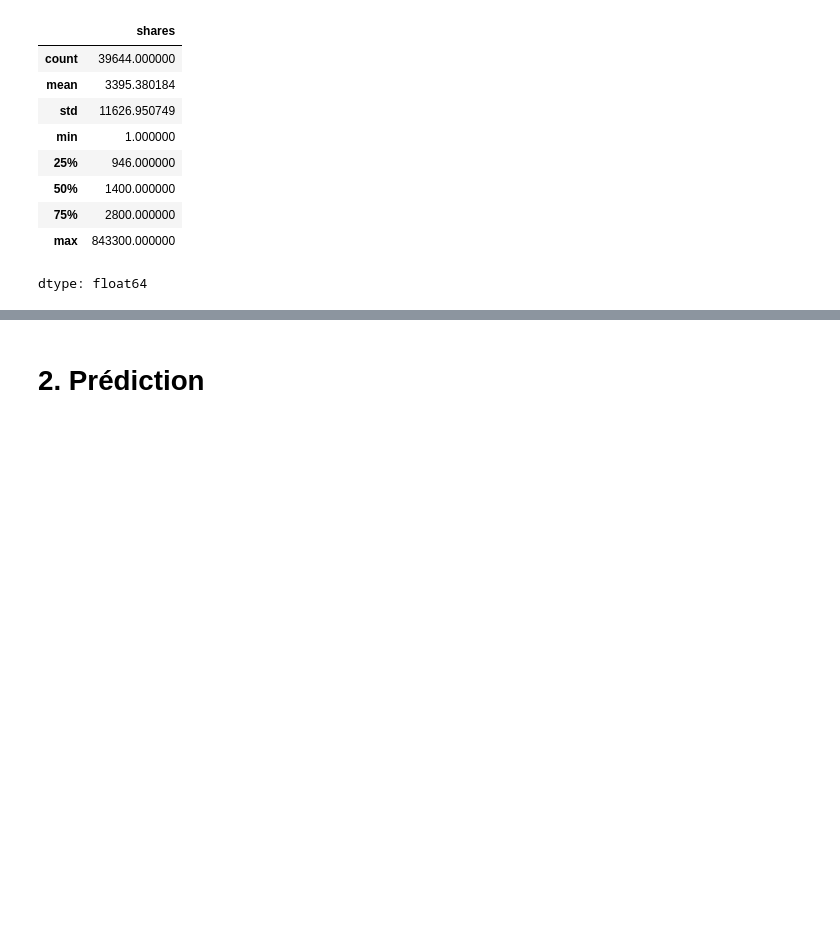
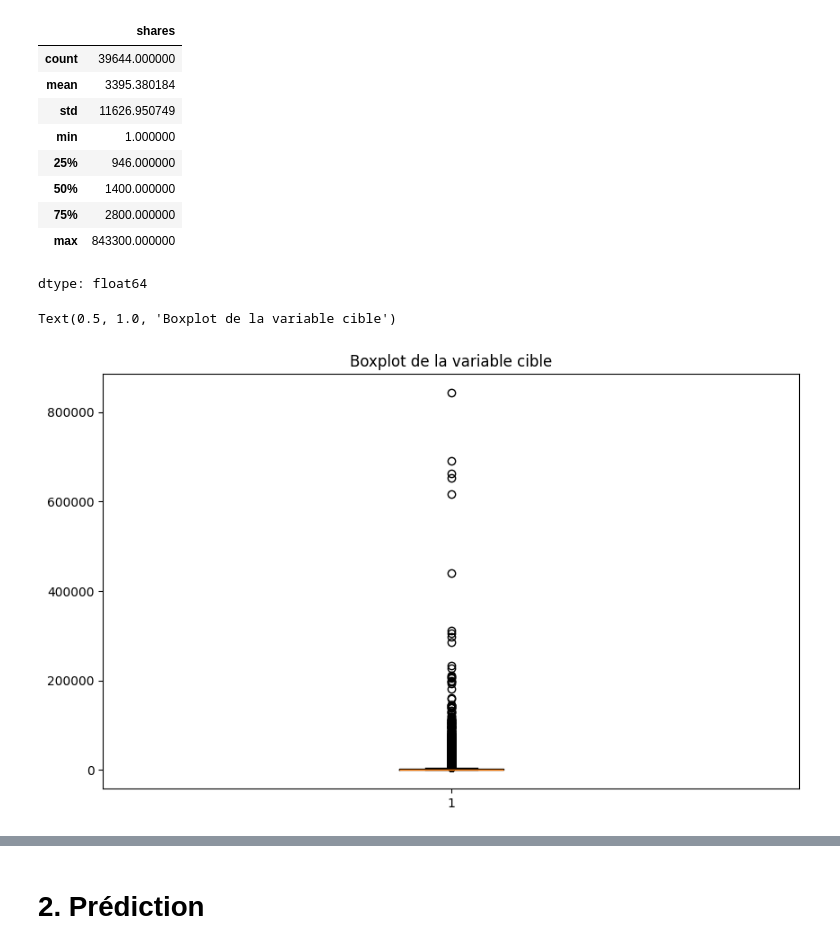
Before and after one commit to GAKIZAB/Projet-Machine-learning-avec-Python, a Jupyter notebook: Prédiction et selection.ipynb, the cells around one changed output, grey strips where cells are left out. Saved outputs shown, nothing was run; the diff lists cells and outputs as text; code cells hidden in the pictures; blank space fills up the shorter version.

```diff
--- a/Prédiction et selection.ipynb
+++ b/Prédiction et selection.ipynb
@@ -98,3 +96,12 @@ data['shares'].describe()
 | 75% | 2800.000000 |
 | max | 843300.000000 |
 dtype: float64
+# %%
+import matplotlib.pyplot as plt
+
+plt.figure(figsize=(10, 6))
+plt.boxplot(data['shares'])
+plt.title('Boxplot de la variable cible')
+# %% [output]
+Text(0.5, 1.0, 'Boxplot de la variable cible')
+[figure, added]
```
Also changed, not shown: parts of 25 cells of this notebook.
